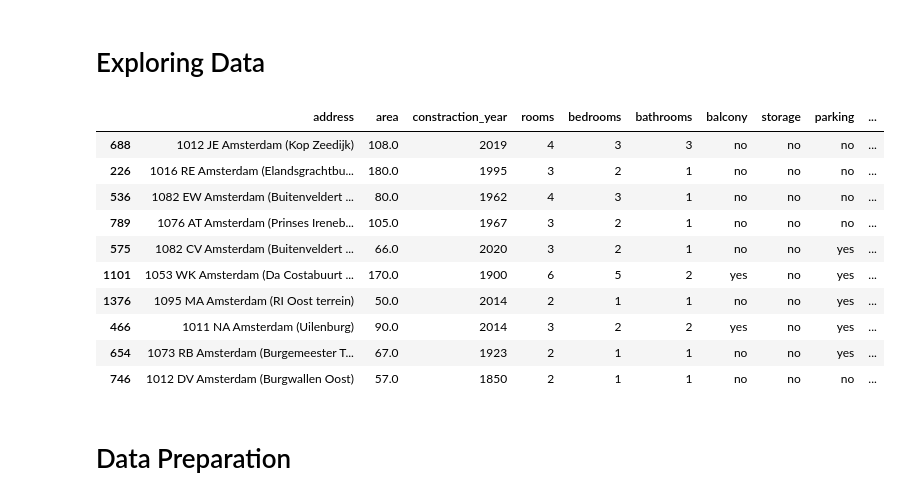
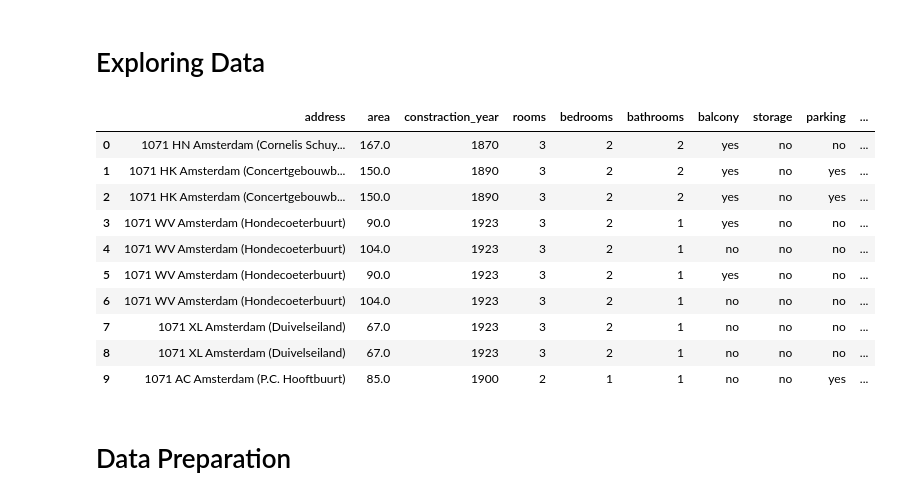
Before and after one commit to Mohammed-abdulaziz-eisa/Rental-Price-Prediction-End-to-End-MLOps-Project, a Jupyter notebook: model_baseline.ipynb, the cells around one changed output. Drawn from its saved outputs; the diff is of its cells as text; code cells hidden in the pictures.

```diff
--- a/model_baseline.ipynb
+++ b/model_baseline.ipynb
@@ -10,19 +10,19 @@ from sklearn.ensemble import RandomForestRegressor
 from sklearn.model_selection import GridSearchCV
 # %%
 data = pd.read_csv("./rent_apartments.csv")
-data.sample(10)
+data.head(10)
 # %% [output]
 |  | address | area | constraction_year | rooms | bedrooms | bathrooms | balcony | storage | parking | ... |
-| 688 | 1012 JE Amsterdam (Kop Zeedijk) | 108.0 | 2019 | 4 | 3 | 3 | no | no | no | ... |
-| 226 | 1016 RE Amsterdam (Elandsgrachtbu... | 180.0 | 1995 | 3 | 2 | 1 | no | no | no | ... |
-| 536 | 1082 EW Amsterdam (Buitenveldert ... | 80.0 | 1962 | 4 | 3 | 1 | no | no | no | ... |
-| 789 | 1076 AT Amsterdam (Prinses Ireneb... | 105.0 | 1967 | 3 | 2 | 1 | no | no | no | ... |
-| 575 | 1082 CV Amsterdam (Buitenveldert ... | 66.0 | 2020 | 3 | 2 | 1 | no | no | yes | ... |
-| 1101 | 1053 WK Amsterdam (Da Costabuurt ... | 170.0 | 1900 | 6 | 5 | 2 | yes | no | yes | ... |
-| 1376 | 1095 MA Amsterdam (RI Oost terrein) | 50.0 | 2014 | 2 | 1 | 1 | no | no | yes | ... |
-| 466 | 1011 NA Amsterdam (Uilenburg) | 90.0 | 2014 | 3 | 2 | 2 | yes | no | yes | ... |
-| 654 | 1073 RB Amsterdam (Burgemeester T... | 67.0 | 1923 | 2 | 1 | 1 | no | no | yes | ... |
-| 746 | 1012 DV Amsterdam (Burgwallen Oost) | 57.0 | 1850 | 2 | 1 | 1 | no | no | no | ... |
+| 0 | 1071 HN Amsterdam (Cornelis Schuy... | 167.0 | 1870 | 3 | 2 | 2 | yes | no | no | ... |
+| 1 | 1071 HK Amsterdam (Concertgebouwb... | 150.0 | 1890 | 3 | 2 | 2 | yes | no | yes | ... |
+| 2 | 1071 HK Amsterdam (Concertgebouwb... | 150.0 | 1890 | 3 | 2 | 2 | yes | no | yes | ... |
+| 3 | 1071 WV Amsterdam (Hondecoeterbuurt) | 90.0 | 1923 | 3 | 2 | 1 | yes | no | no | ... |
+| 4 | 1071 WV Amsterdam (Hondecoeterbuurt) | 104.0 | 1923 | 3 | 2 | 1 | no | no | no | ... |
+| 5 | 1071 WV Amsterdam (Hondecoeterbuurt) | 90.0 | 1923 | 3 | 2 | 1 | yes | no | no | ... |
+| 6 | 1071 WV Amsterdam (Hondecoeterbuurt) | 104.0 | 1923 | 3 | 2 | 1 | no | no | no | ... |
+| 7 | 1071 XL Amsterdam (Duivelseiland) | 67.0 | 1923 | 3 | 2 | 1 | no | no | no | ... |
+| 8 | 1071 XL Amsterdam (Duivelseiland) | 67.0 | 1923 | 3 | 2 | 1 | no | no | no | ... |
+| 9 | 1071 AC Amsterdam (P.C. Hooftbuurt) | 85.0 | 1900 | 2 | 1 | 1 | no | no | yes | ... |
 # %% [markdown]
 # Data Preparation
 # %%
```
